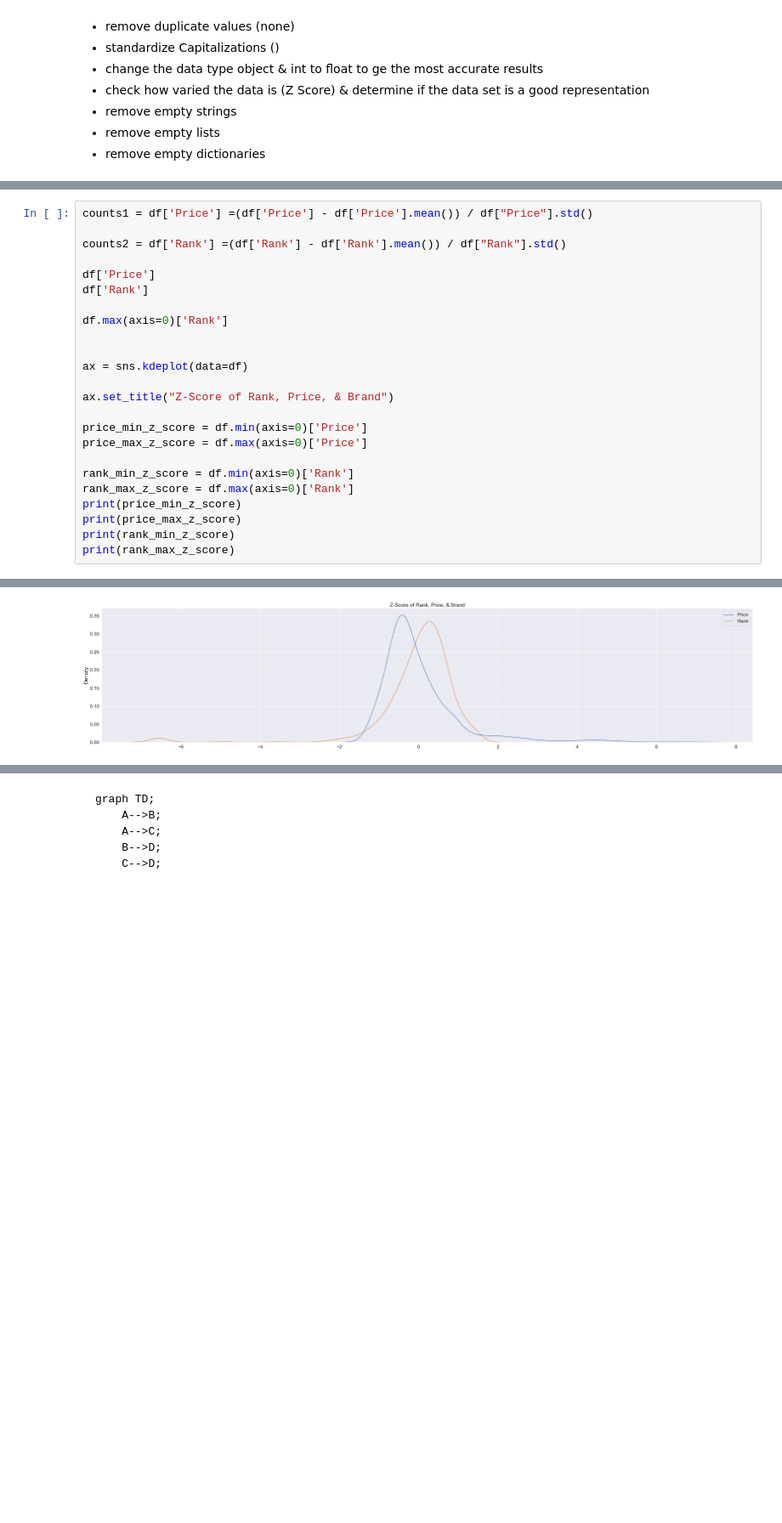
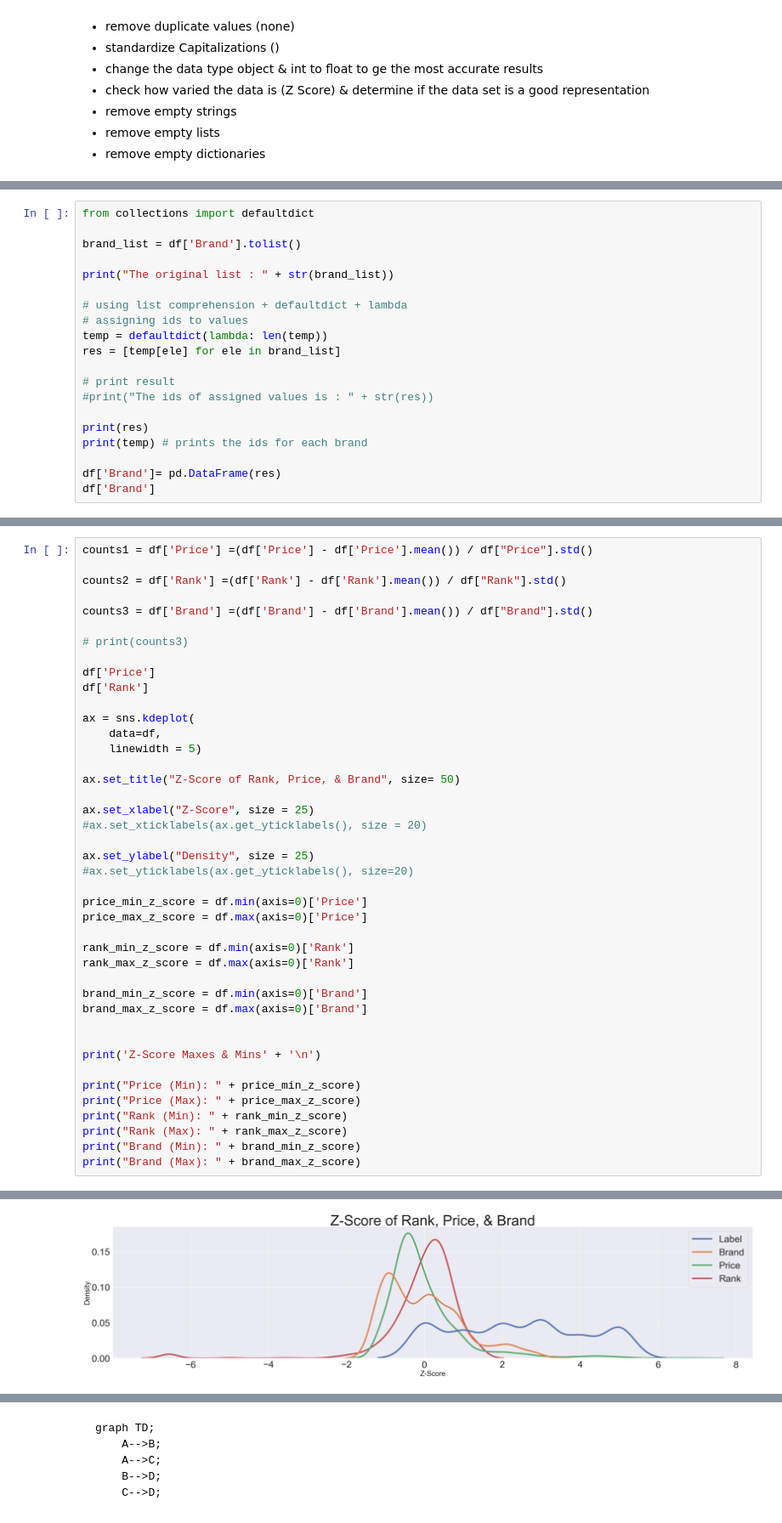
Before and after one commit to mahakanakala/toxins, a Jupyter notebook: toxins_in_beauty_products.ipynb, the cells around one changed output, grey strips where cells are left out. Shown at 85% size. Cells and saved outputs as stored; diff of their text form; blank space fills up the shorter version.

```diff
--- a/toxins_in_beauty_products.ipynb
+++ b/toxins_in_beauty_products.ipynb
@@ -208,0 +225,20 @@ Name: Price, Length: 1472, dtype: float64
+# %%
+from collections import defaultdict
+
+brand_list = df['Brand'].tolist()
+
+print("The original list : " + str(brand_list))
+
+# using list comprehension + defaultdict + lambda
+# assigning ids to values
+temp = defaultdict(lambda: len(temp))
+res = [temp[ele] for ele in brand_list]
+
+# print result
+#print("The ids of assigned values is : " + str(res))
+
+print(res)
+print(temp) # prints the ids for each brand
+
+df['Brand']= pd.DataFrame(res)
+df['Brand']
@@ -211,23 +263,41 @@ counts1 = df['Price'] =(df['Price'] - df['Price'].mean()) / df["Price"].std()
 
 counts2 = df['Rank'] =(df['Rank'] - df['Rank'].mean()) / df["Rank"].std()
 
+counts3 = df['Brand'] =(df['Brand'] - df['Brand'].mean()) / df["Brand"].std()
+
+# print(counts3)
+
 df['Price']
 df['Rank']
 
-df.max(axis=0)['Rank']
+ax = sns.kdeplot(
+    data=df,
+    linewidth = 5)
 
+ax.set_title("Z-Score of Rank, Price, & Brand", size= 50)
 
-ax = sns.kdeplot(data=df)
+ax.set_xlabel("Z-Score", size = 25)
+#ax.set_xticklabels(ax.get_yticklabels(), size = 20)
 
-ax.set_title("Z-Score of Rank, Price, & Brand")
+ax.set_ylabel("Density", size = 25)
+#ax.set_yticklabels(ax.get_yticklabels(), size=20)
 
 price_min_z_score = df.min(axis=0)['Price']
 price_max_z_score = df.max(axis=0)['Price']
 
 rank_min_z_score = df.min(axis=0)['Rank']
 rank_max_z_score = df.max(axis=0)['Rank']
-print(price_min_z_score)
-print(price_max_z_score)
-print(rank_min_z_score)
-print(rank_max_z_score)
+
+brand_min_z_score = df.min(axis=0)['Brand']
+brand_max_z_score = df.max(axis=0)['Brand']
+
+
+print('Z-Score Maxes & Mins' + '\n')
+
+print("Price (Min): " + price_min_z_score)
+print("Price (Max): " + price_max_z_score)
+print("Rank (Min): " + rank_min_z_score)
+print("Rank (Max): " + rank_max_z_score)
+print("Brand (Min): " + brand_min_z_score)
+print("Brand (Max): " + brand_max_z_score)
 # %% [output]
@@ -238 +306 @@ print(rank_max_z_score)
-[figure, old version]
+[figure, new version]
```
Also changed, not shown: parts of 31 cells of this notebook, 1 other file.
